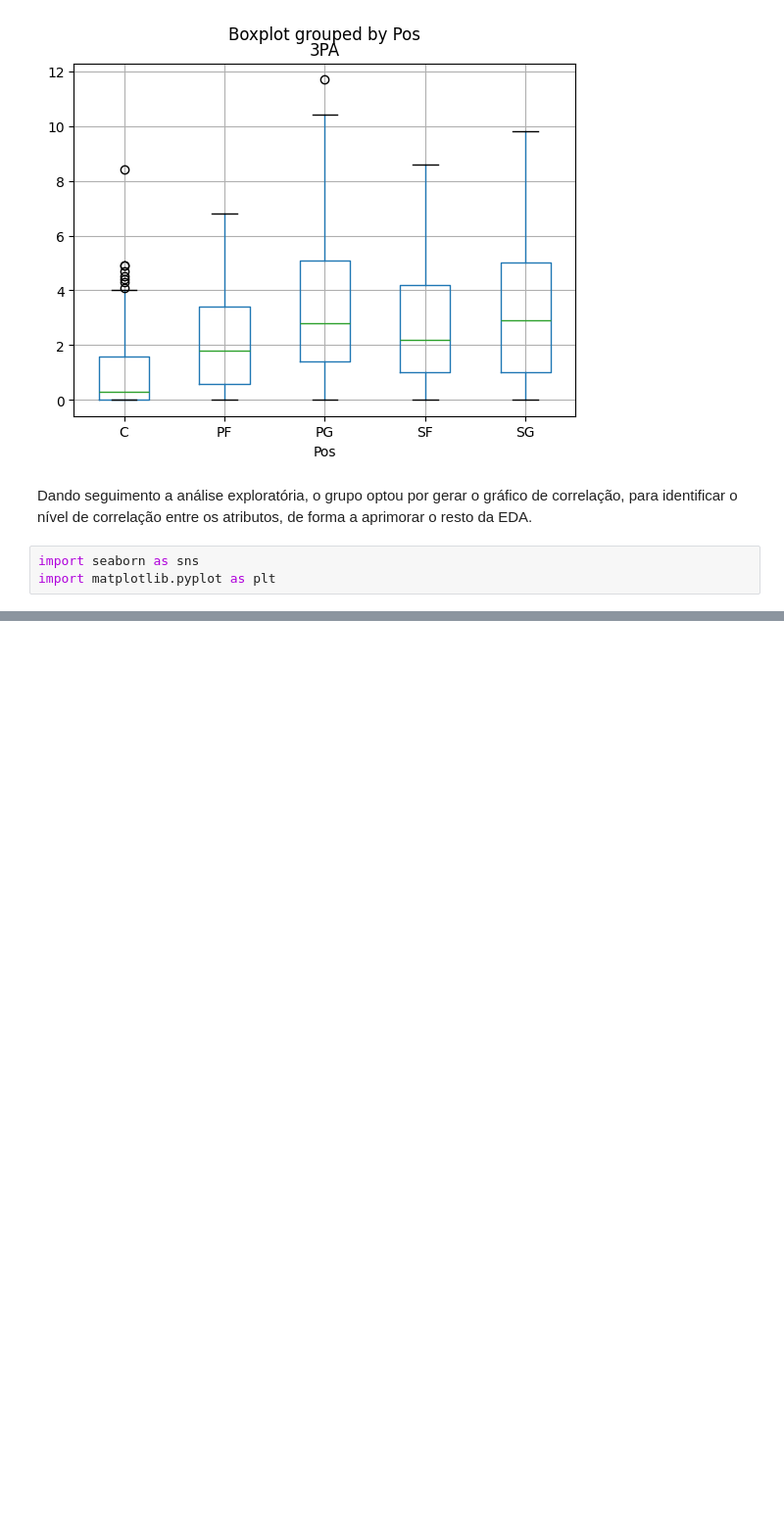
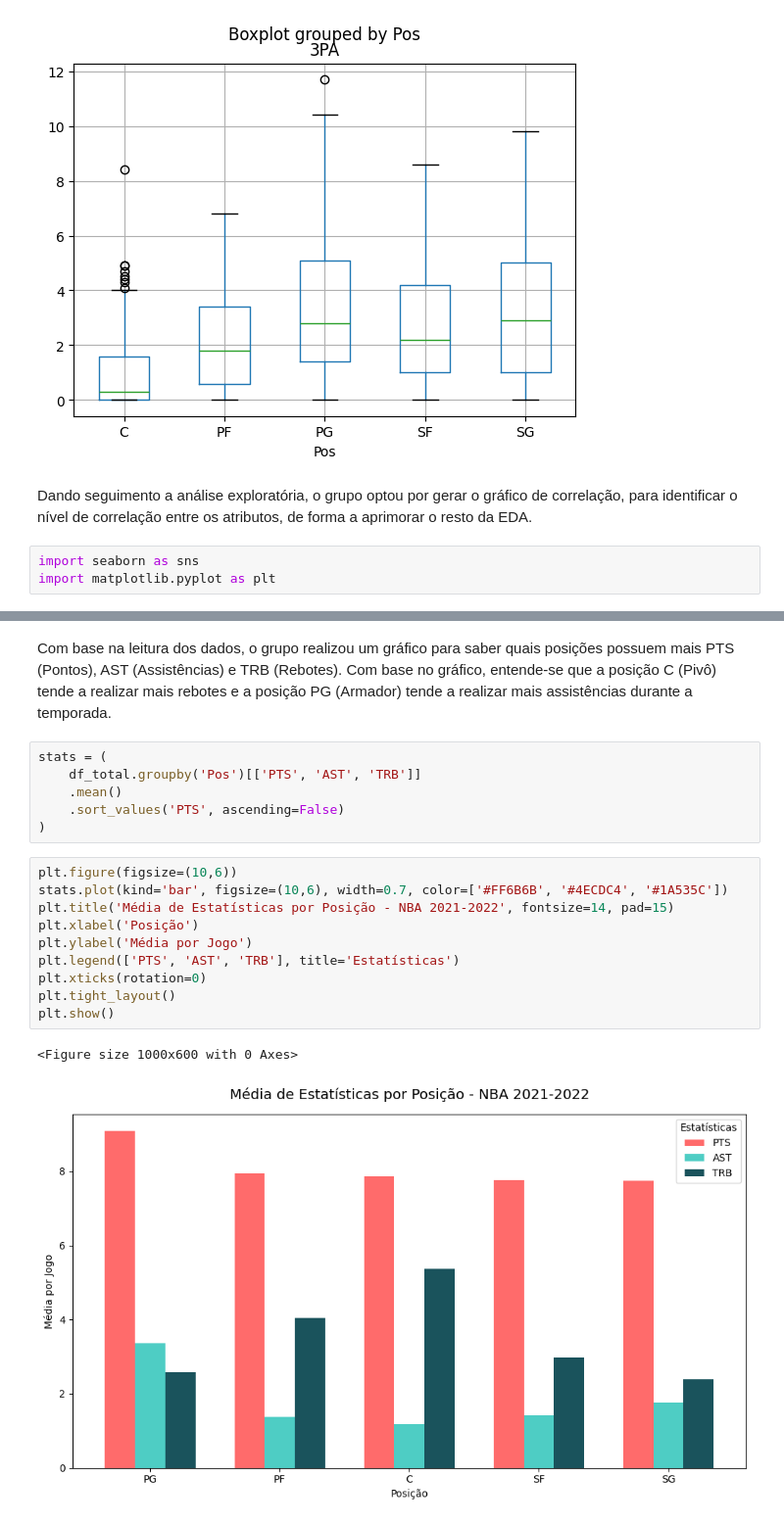
Before and after one commit to EngSoftwareABL/ProjetoAC2_ReconhecimentoPadr-es, a Jupyter notebook: Dataset_NBA.ipynb, the cells around one changed output, grey strips where cells are left out. Shown: that part at 98% size. Drawn from its saved outputs; the diff is of its cells as text; blank space fills up the shorter version.

Commit message:
gráfico PTS/AST/REB

```diff
--- a/Dataset_NBA.ipynb
+++ b/Dataset_NBA.ipynb
@@ -193,3 +193,24 @@ df_total.corr(numeric_only=True).style.background_gradient(cmap= 'magma')
 | TOV | -0.044665 | 0.086382 | 0.286092 | 0.493406 | 0.760826 | 0.802733 | 0.821743 | 0.158191 | 0.545400 | 0.588043 | 0.221505 | ... |
 | PF | -0.053977 | 0.146796 | 0.304082 | 0.424501 | 0.771755 | 0.653739 | 0.629179 | 0.311931 | 0.432425 | 0.442422 | 0.251538 | ... |
 | PTS | -0.072995 | 0.086158 | 0.410772 | 0.612202 | 0.883060 | 0.990073 | 0.975543 | 0.278991 | 0.726227 | 0.735563 | 0.354190 | ... |
+# %% [markdown]
+Com base na leitura dos dados, o grupo realizou um gráfico para saber quais posições possuem mais PTS (Pontos), AST (Assistências) e TRB (Rebotes). Com base no gráfico, entende-se que a posição C (Pivô) tende a realizar mais rebotes e a posição PG (Armador) tende a realizar mais assistências durante a temporada.
+# %%
+stats = (
+    df_total.groupby('Pos')[['PTS', 'AST', 'TRB']]
+    .mean()
+    .sort_values('PTS', ascending=False)
+)
+# %%
+plt.figure(figsize=(10,6))
+stats.plot(kind='bar', figsize=(10,6), width=0.7, color=['#FF6B6B', '#4ECDC4', '#1A535C'])
+plt.title('Média de Estatísticas por Posição - NBA 2021-2022', fontsize=14, pad=15)
+plt.xlabel('Posição')
+plt.ylabel('Média por Jogo')
+plt.legend(['PTS', 'AST', 'TRB'], title='Estatísticas')
+plt.xticks(rotation=0)
+plt.tight_layout()
+plt.show()
+# %% [output]
+<Figure size 1000x600 with 0 Axes>
+[figure, added]
```
